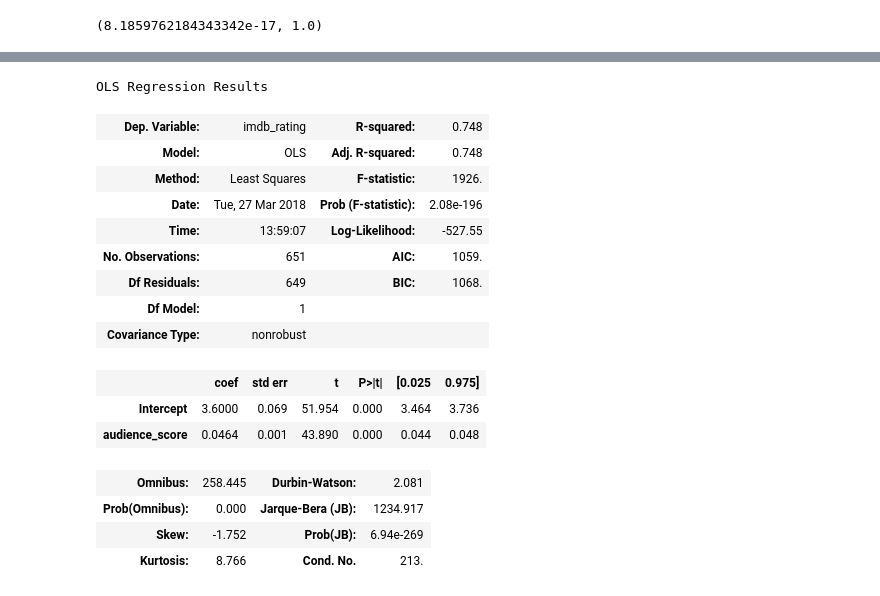
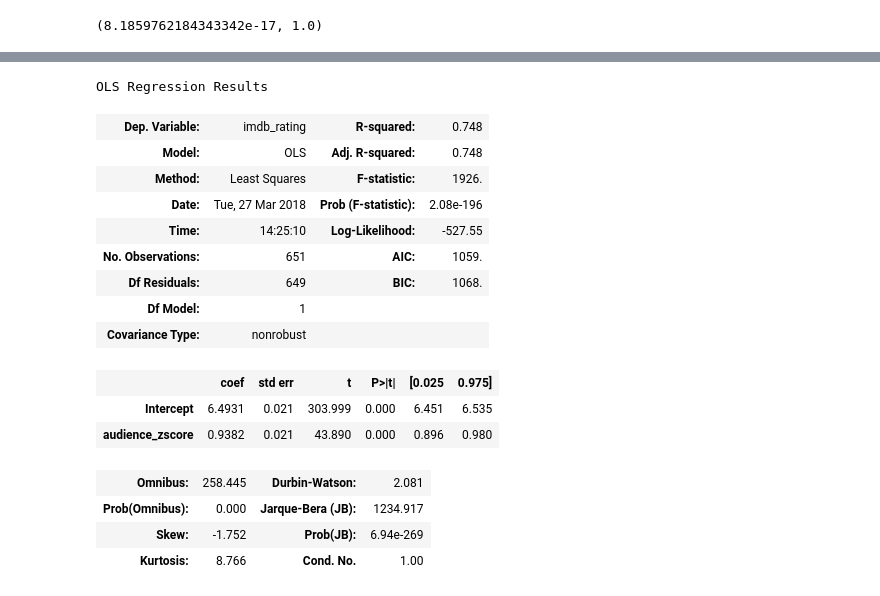
Before and after one commit to jeremy886/learn_datascience, a Jupyter notebook: statistics/Regression Modeling in Practice/C3W2-Test a Basic Linear Regression Model.ipynb, the cells around one changed output, grey strips where cells are left out. Saved outputs shown, nothing was run; the diff lists cells and outputs as text; code cells hidden in the pictures.

```diff
--- a/statistics/Regression Modeling in Practice/C3W2-Test a Basic Linear Regression Model.ipynb
+++ b/statistics/Regression Modeling in Practice/C3W2-Test a Basic Linear Regression Model.ipynb
@@ -298,21 +313,21 @@ data3['audience_zscore'].mean(), data3['audience_zscore'].std()
 # %%
-model3 = smf.ols(formula='imdb_rating ~ audience_score', data=data3).fit()
+model3 = smf.ols(formula='imdb_rating ~ audience_zscore', data=data3).fit()
 model3.summary()
 # %% [output]
 OLS Regression Results
 | Dep. Variable: | imdb_rating | R-squared: | 0.748 |
 | Model: | OLS | Adj. R-squared: | 0.748 |
 | Method: | Least Squares | F-statistic: | 1926. |
 | Date: | Tue, 27 Mar 2018 | Prob (F-statistic): | 2.08e-196 |
-| Time: | 13:59:07 | Log-Likelihood: | -527.55 |
+| Time: | 14:25:10 | Log-Likelihood: | -527.55 |
 | No. Observations: | 651 | AIC: | 1059. |
 | Df Residuals: | 649 | BIC: | 1068. |
 | Df Model: | 1 |  |  |
 | Covariance Type: | nonrobust |  |  |
 |  | coef | std err | t | P>|t| | [0.025 | 0.975] |
-| Intercept | 3.6000 | 0.069 | 51.954 | 0.000 | 3.464 | 3.736 |
-| audience_score | 0.0464 | 0.001 | 43.890 | 0.000 | 0.044 | 0.048 |
+| Intercept | 6.4931 | 0.021 | 303.999 | 0.000 | 6.451 | 6.535 |
+| audience_zscore | 0.9382 | 0.021 | 43.890 | 0.000 | 0.896 | 0.980 |
 | Omnibus: | 258.445 | Durbin-Watson: | 2.081 |
 | Prob(Omnibus): | 0.000 | Jarque-Bera (JB): | 1234.917 |
 | Skew: | -1.752 | Prob(JB): | 6.94e-269 |
-| Kurtosis: | 8.766 | Cond. No. | 213. |
+| Kurtosis: | 8.766 | Cond. No. | 1.00 |
```
Also changed, not shown: parts of 7 cells of this notebook.
